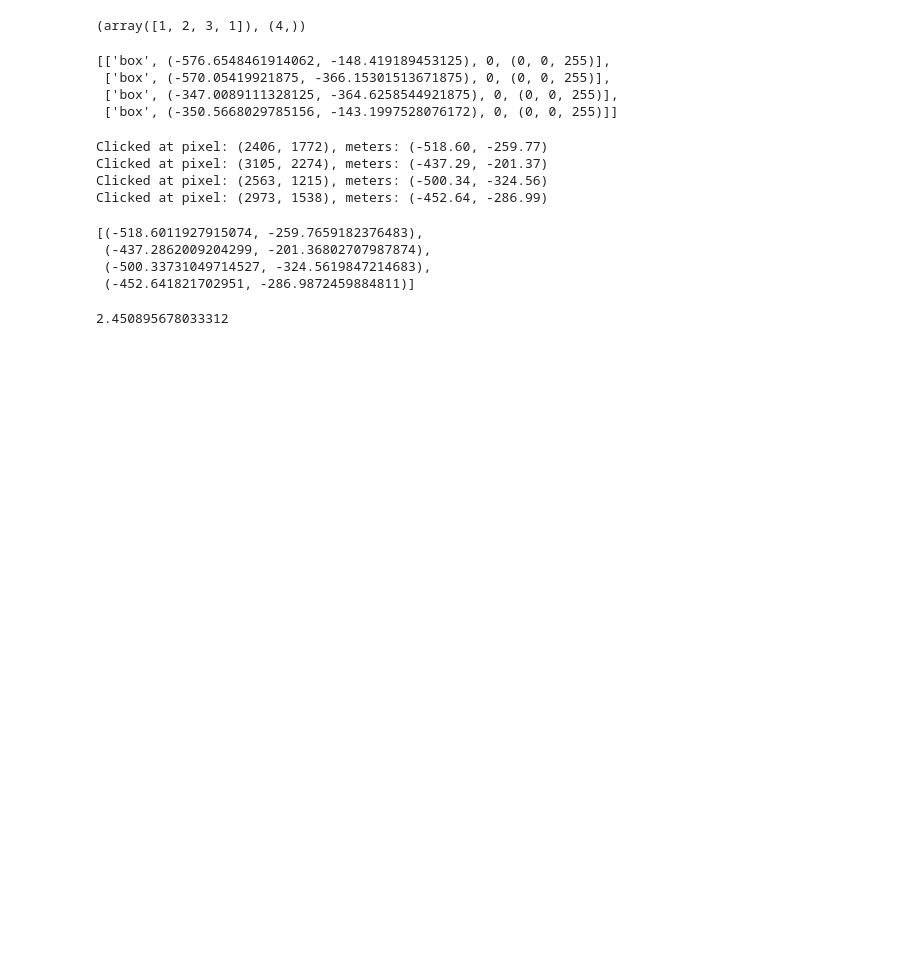
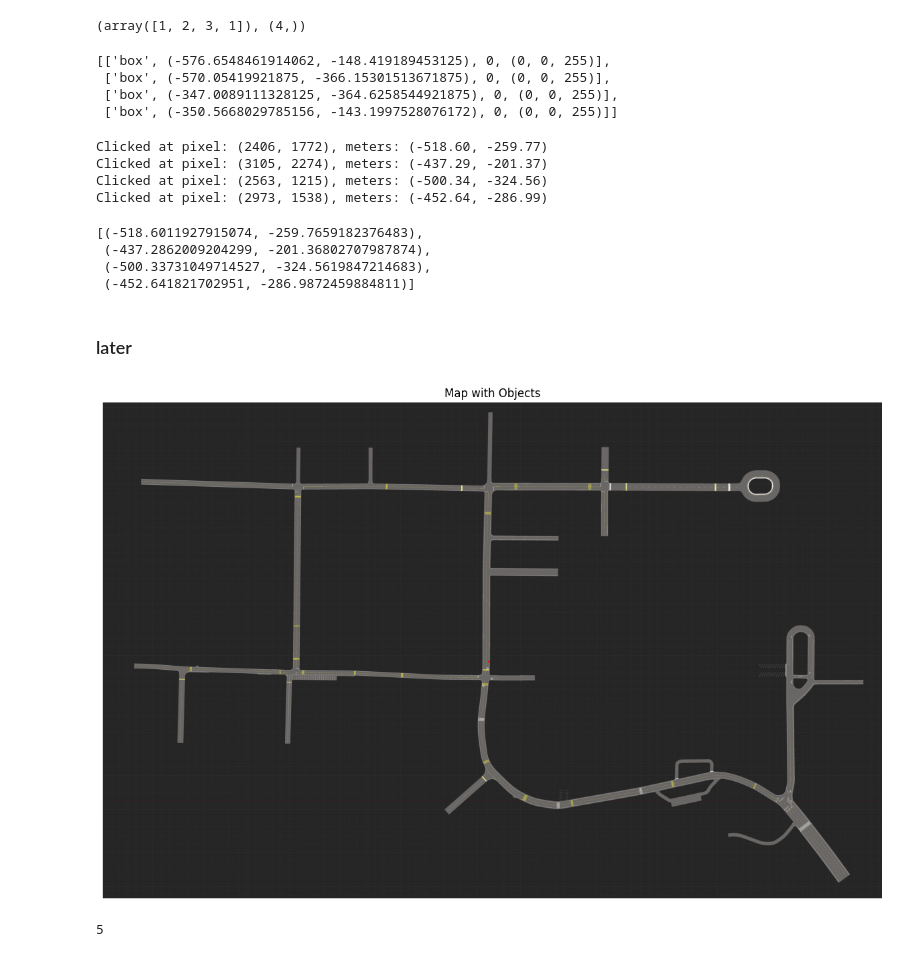
Before and after one commit to PoohNB/self-driving-sb3, a Jupyter notebook: notebook/playing_notbook.ipynb, the cells around one changed output. Cells and saved outputs as stored; diff of their text form; code cells hidden in the pictures; blank space fills up the shorter version.

```diff
--- a/notebook/playing_notbook.ipynb
+++ b/notebook/playing_notbook.ipynb
@@ -713,4 +686,5 @@ import random
-# %%
-random.uniform(0,3)
-# %% [output]
-2.450895678033312
+# %% [markdown]
+### later
+# %%
+from environment.tools.scene_designer import LocateObject
+vmap = LocateObject(map_path="../utils_backup/map.png")
@@ -716,0 +693,4 @@ random.uniform(0,3)
+# %%
+vmap.plot()
+# %% [output]
+[figure, added]
@@ -716,0 +701,4 @@ random.uniform(0,3)
+# %%
+action.sample()
+# %% [output]
+5
```
Also changed, not shown: parts of 12 cells of this notebook, 33 other files.
